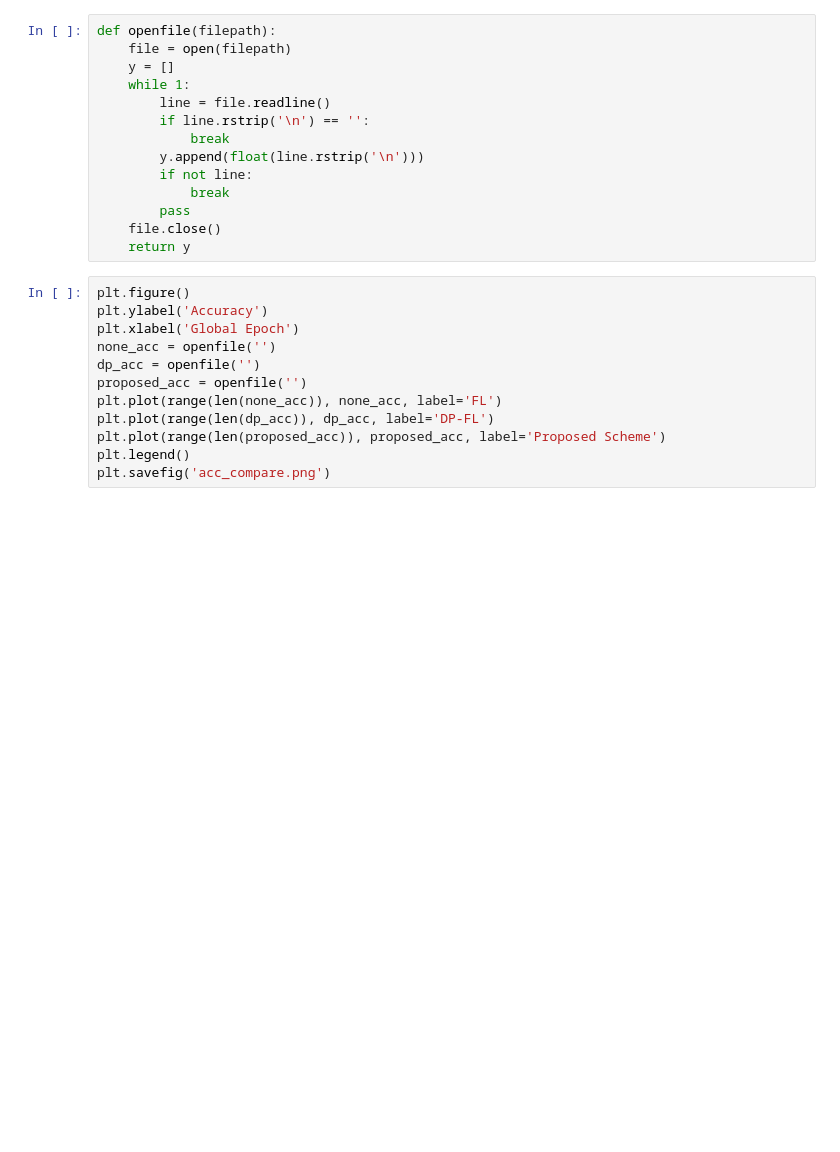
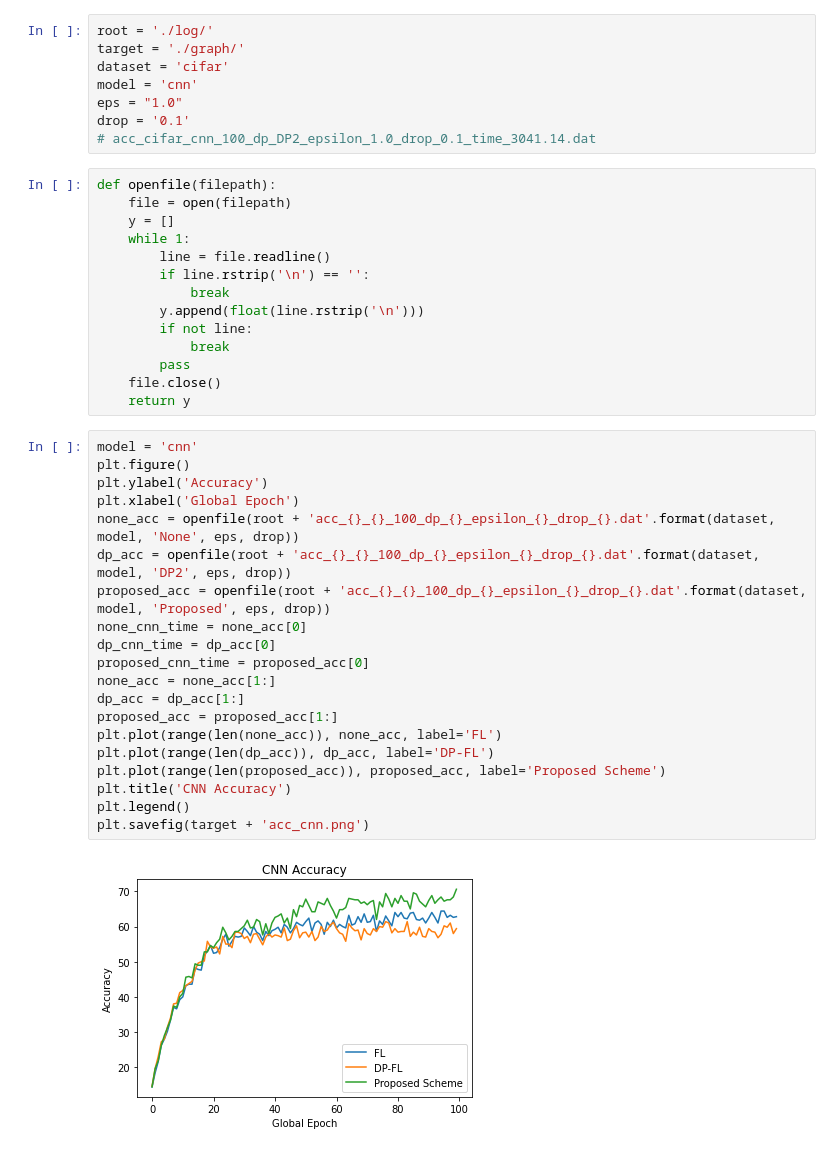
Before and after one commit to Wayne310400/DPtest, a Jupyter notebook: Differential-Privacy-Based-Federated-Learning-master/experiment/draw.ipynb, the cells around one changed output. Cells and saved outputs as stored; diff of their text form; blank space fills up the shorter version.

```diff
--- a/Differential-Privacy-Based-Federated-Learning-master/experiment/draw.ipynb
+++ b/Differential-Privacy-Based-Federated-Learning-master/experiment/draw.ipynb
@@ -1,5 +1,13 @@
 # %%
 import matplotlib.pyplot as plt
+# %%
+root = './log/'
+target = './graph/'
+dataset = 'cifar'
+model = 'cnn'
+eps = "1.0"
+drop = '0.1'
+# acc_cifar_cnn_100_dp_DP2_epsilon_1.0_drop_0.1_time_3041.14.dat
 # %%
 def openfile(filepath):
     file = open(filepath)
@@ -15,17 +23,27 @@ def openfile(filepath):
     file.close()
     return y
 # %%
+model = 'cnn'
 plt.figure()
 plt.ylabel('Accuracy')
 plt.xlabel('Global Epoch')
-none_acc = openfile('')
-dp_acc = openfile('')
-proposed_acc = openfile('')
+none_acc = openfile(root + 'acc_{}_{}_100_dp_{}_epsilon_{}_drop_{}.dat'.format(dataset, model, 'None', eps, drop))
+dp_acc = openfile(root + 'acc_{}_{}_100_dp_{}_epsilon_{}_drop_{}.dat'.format(dataset, model, 'DP2', eps, drop))
+proposed_acc = openfile(root + 'acc_{}_{}_100_dp_{}_epsilon_{}_drop_{}.dat'.format(dataset, model, 'Proposed', eps, drop))
+none_cnn_time = none_acc[0]
+dp_cnn_time = dp_acc[0]
+proposed_cnn_time = proposed_acc[0]
+none_acc = none_acc[1:]
+dp_acc = dp_acc[1:]
+proposed_acc = proposed_acc[1:]
 plt.plot(range(len(none_acc)), none_acc, label='FL')
 plt.plot(range(len(dp_acc)), dp_acc, label='DP-FL')
 plt.plot(range(len(proposed_acc)), proposed_acc, label='Proposed Scheme')
+plt.title('CNN Accuracy')
 plt.legend()
-plt.savefig('acc_compare.png')
+plt.savefig(target + 'acc_cnn.png')
+# %% [output]
+[figure, added]
 # %%
 plt.figure()
 plt.ylabel('Loss')
```
Also changed, not shown: parts of 6 cells of this notebook, 1 other file.
